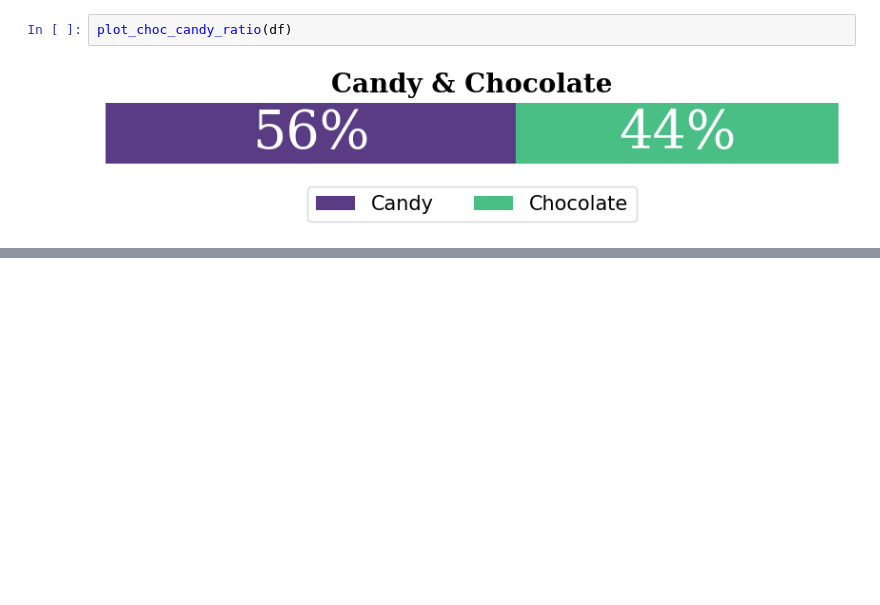
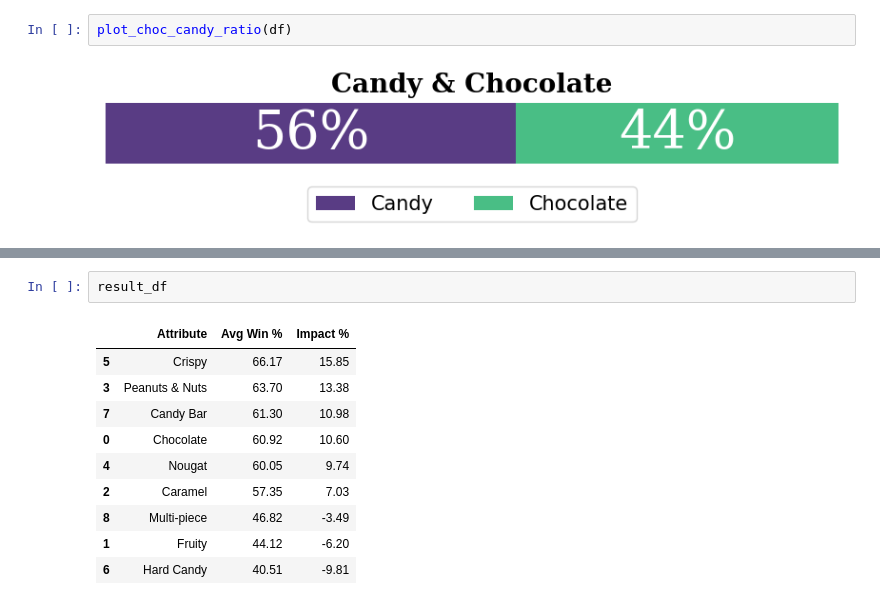
Before and after one commit to CczMind/Self-learning_MachineLearning, a Jupyter notebook: Project/Logistic_Regression/Halloween_Candy_Power_Ranking/main.ipynb, the cells around one changed output, grey strips where cells are left out. Cells and saved outputs as stored; diff of their text form; blank space fills up the shorter version.

```diff
--- a/Project/Logistic_Regression/Halloween_Candy_Power_Ranking/main.ipynb
+++ b/Project/Logistic_Regression/Halloween_Candy_Power_Ranking/main.ipynb
@@ -231,0 +383,13 @@ plot_choc_candy_ratio(df)
+# %%
+result_df
+# %% [output]
+|  | Attribute | Avg Win % | Impact % |
+| 5 | Crispy | 66.17 | 15.85 |
+| 3 | Peanuts & Nuts | 63.70 | 13.38 |
+| 7 | Candy Bar | 61.30 | 10.98 |
+| 0 | Chocolate | 60.92 | 10.60 |
+| 4 | Nougat | 60.05 | 9.74 |
+| 2 | Caramel | 57.35 | 7.03 |
+| 8 | Multi-piece | 46.82 | -3.49 |
+| 1 | Fruity | 44.12 | -6.20 |
+| 6 | Hard Candy | 40.51 | -9.81 |
```
Also changed, not shown: parts of 11 cells of this notebook.
